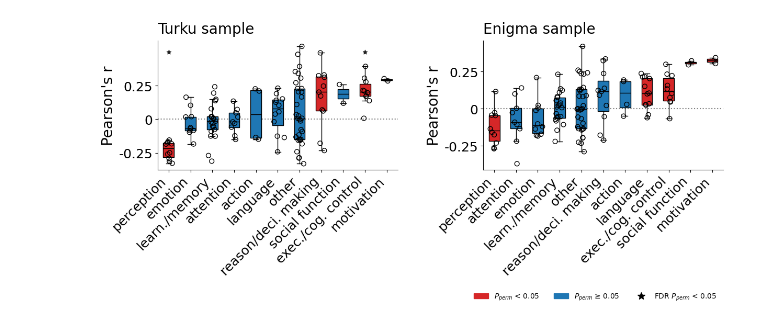
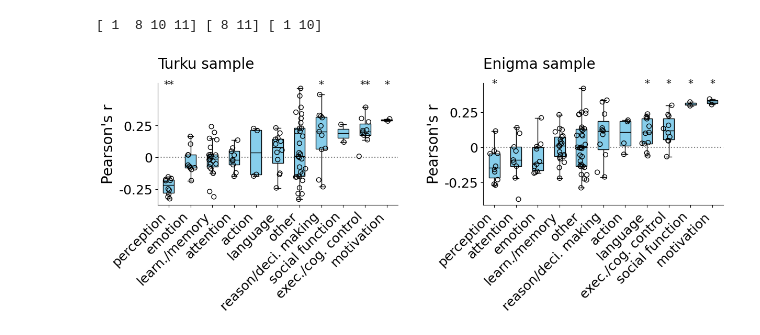
Before and after one commit to ltuominen/AP_brainorganization, a Jupyter notebook: code/Plot_neurosynth.ipynb, the cells around one changed output. Drawn from its saved outputs; the diff is of its cells as text; code cells hidden in the pictures.

```diff
--- a/code/Plot_neurosynth.ipynb
+++ b/code/Plot_neurosynth.ipynb
@@ -28,6 +28,28 @@ with open(os.path.join(base_path, 'data', 'neurosynth_results_turku.pkl'), 'rb')
 with open(os.path.join(base_path,'data', 'neurosynth_results_enigma.pkl'), 'rb') as f:
     # load the dictionary from the file
     neurosynth_results_enigma = pickle.load(f)
+# %%
+results = neurosynth_results_turku
+r_categories = results['r_categories']
+order = np.argsort(r_categories)
+r_categories_p = results['r_categories_p']
+p_fdr_ordered = list(np.array(results['r_categories_p_fdr'])[order])
+categories = results['categories']
+categories_labels = results['categories_labels']
+categories_ordered = list(np.array(categories_labels)[order])
+ordered_p = r_categories_p[order]
+ordered_r = r_categories[order]
+
+
+xstars =np.where(np.array(ordered_p) < 0.05)[0] + 1
+
+xstars_p = np.where((np.array(ordered_p) < 0.05) & ~(np.array(p_fdr_ordered) < 0.05))[0] + 1
+
+xstars_fdr = np.where(np.array(p_fdr_ordered) < 0.05)[0] + 1
+
+print(xstars, xstars_p, xstars_fdr)
+# %% [output]
+[ 1  8 10 11] [ 8 11] [ 1 10]
 # %%
 # define function for plotting to reduce code
 def plt_neurosynth(results, ax, title):
@@ -62,46 +84,48 @@ def plt_neurosynth(results, ax, title):
     for i, data in enumerate(values, start=1):
         y = data
         x = np.random.normal(i, 0.1, size=len(data))
         ax.scatter(x, y, color='none',s=40, edgecolors='black',  linewidth=1, rasterized=True, zorder=1000)
 
     for i, box in enumerate(bp['boxes']):
-        if ordered_p[i] < 0.05 :
-            box.set_facecolor((0.839, 0.152, 0.156))
-        else:
-            box.set_facecolor((0.121, 0.466, 0.705))
+        box.set_facecolor('skyblue')
 
-    # plot fdr stars
-    xstars = np.where(np.array(p_fdr_ordered) < 0.05)[0] + 1
-    ystars = np.ones(len(xstars)) * 0.5
-    sns.regplot(x=xstars, y=ystars, fit_reg=False, marker="*", color="black", ax=ax )
+    # plot p<0.05 * stars
+    xstars_p = np.where((np.array(ordered_p) < 0.05) & ~(np.array(p_fdr_ordered) < 0.05))[0] + 1
 
-    ax.set_title(title, loc='left', size=20, pad=10.0)
+    xstars_fdr = np.where(np.array(p_fdr_ordered) < 0.05)[0] + 1
+    if title == 'Turku sample':
+        y=0.55
+    else:
+        y=0.435
+
+    for x in xstars_p:
+        ax.text(x, y, '*', ha='center', fontsize=14)
+
+    # plot fdr ** stars
+    for x in xstars_fdr:
+        ax.text(x, y, '**', ha='center', fontsize=14)
+
+    ax.set_title(title, loc='left', size=20, pad=20.0)
     ax.set(yticks=[-.25, 0, .25])
     ax.set_yticklabels(['-0.25', '0', '0.25'])
     ax.set_ylabel("Pearson's r", fontsize=20)
     ax.tick_params(axis='y', labelsize=18)
     ax.set_xticklabels(categories_ordered, rotation=45, ha="right", fontsize=18);
     ax.grid(False)
     ax.axhline(y=0, color='gray', linestyle=':', zorder=-1)
     ax.set_xticks(np.arange(1, 12, 1))
 
 # plot
 plt.rcParams['axes.spines.right'] = False
 plt.rcParams['axes.spines.top'] = False
 
 fig, axes = plt.subplots(1,2, figsize=(12, 5))
 
 plt_neurosynth(neurosynth_results_turku, axes[0], 'Turku sample')
 plt_neurosynth(neurosynth_results_enigma, axes[1], 'Enigma sample')
 
-red_patch = mpatches.Patch(color=(0.839, 0.152, 0.156), label='$P_{perm}$ < 0.05')
-blue_patch = mpatches.Patch(color=(0.121, 0.466, 0.705), label='$P_{perm}$ ≥ 0.05')
-star = mlines.Line2D([], [], color='black', marker='*', markersize=10, label='FDR $P_{perm}$ < 0.05', linestyle='None')
-
-
 plt.tight_layout(pad=0.4, w_pad=4.0, h_pad=1.0)
-plt.legend(handles=[red_patch, blue_patch, star], bbox_to_anchor=(0.5, -1.4, 0.5, 0.5), frameon = False, ncol=3)
 
 plt.savefig(os.path.join(base_path, 'figures', 'neurosynth_groupings.png'), bbox_inches="tight", dpi=300)
 # %% [output]
-[figure, old version]
+[figure, new version]
```
Also changed, not shown: parts of 2 cells of this notebook, 16 other files.
